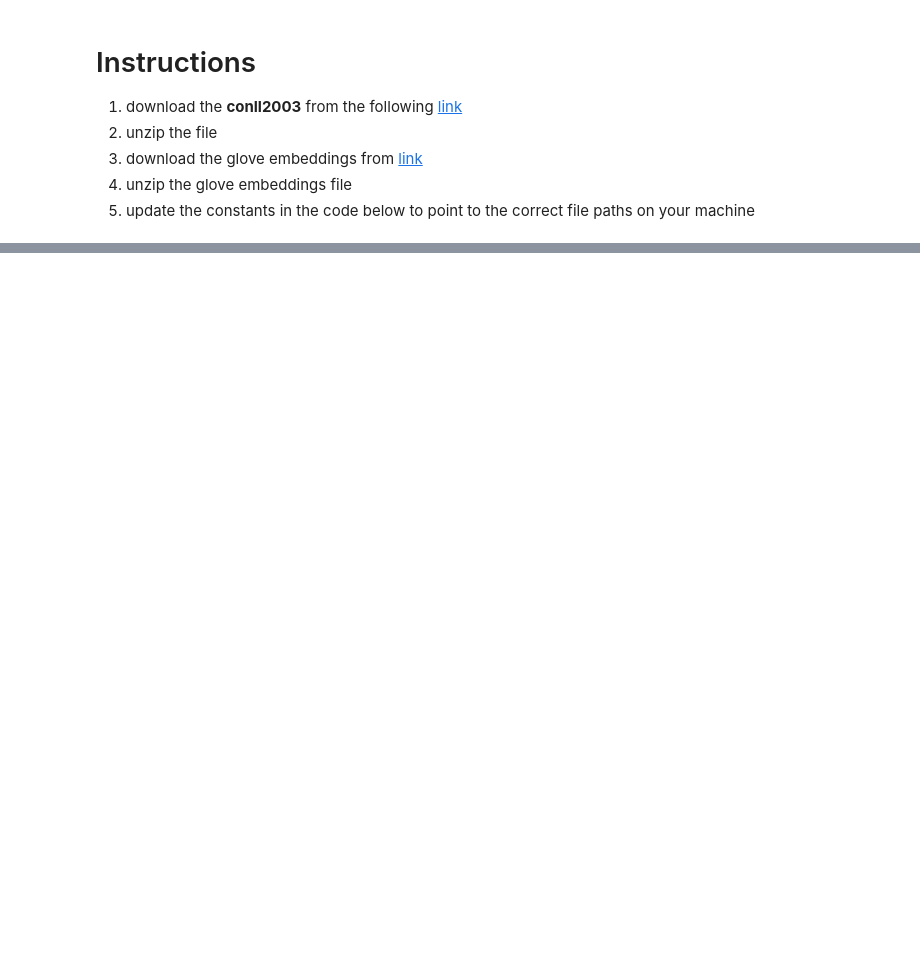
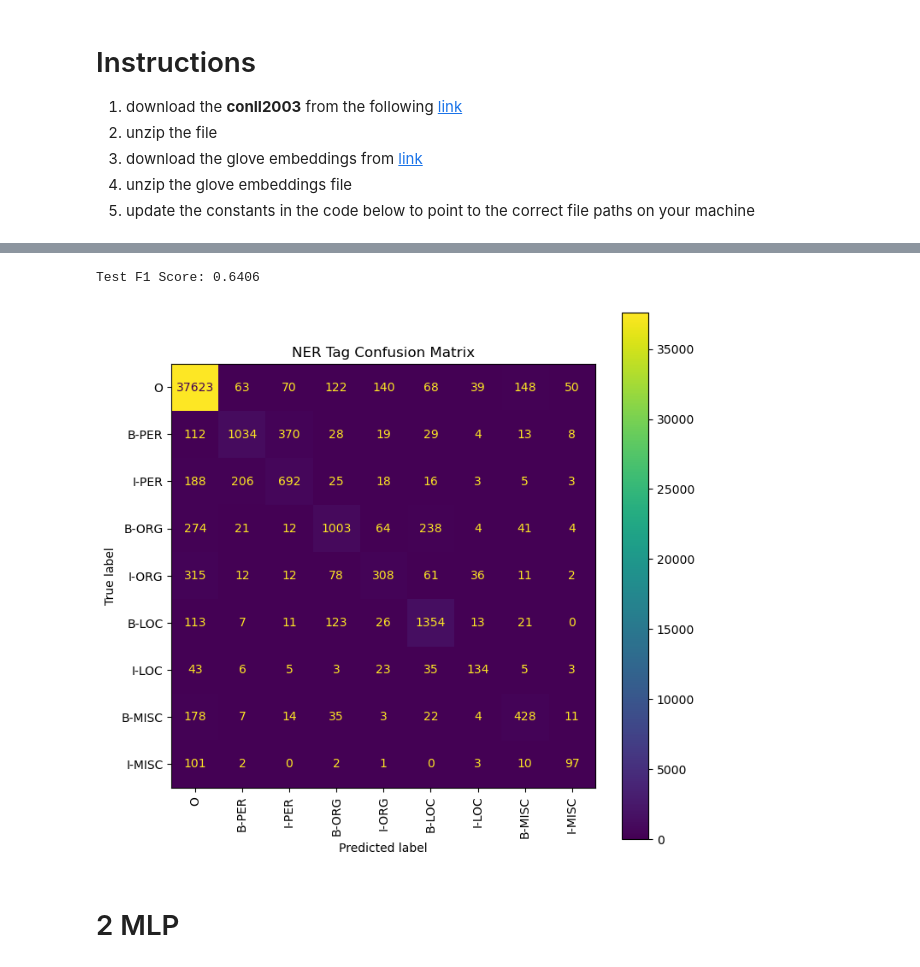
Before and after one commit to MarkusStefan/DLNLP25W, a Jupyter notebook: notebooks/hw1_NER_GloVe.ipynb, the cells around one changed output, grey strips where cells are left out. Cells and saved outputs as stored; diff of their text form; code cells hidden in the pictures; blank space fills up the shorter version.

```diff
--- a/notebooks/hw1_NER_GloVe.ipynb
+++ b/notebooks/hw1_NER_GloVe.ipynb
@@ -362,0 +560,42 @@ for epoch in range(num_epochs):
+# %%
+# visualize the conf matrix
+best_model = LinearNER(embedding_matrix, num_tags)
+best_model.load_state_dict(best_model_params)
+
+f1_scorer = F1Score(task='multiclass', num_classes=num_tags, average='macro')
+
+
+
+preds = []
+ground_truth = []
+best_model.eval()
+with torch.no_grad():
+    total_test_loss = 0.0
+    for batch in test_dataloader:
+        input_ids = batch["input_ids"].to(device)
+        labels = batch["labels"].to(device)
+        logits = model(input_ids)
+
+        batch_preds = torch.argmax(logits, dim=-1).view(-1)
+        batch_labels = labels.view(-1)
+
+        # filter out padding tokens (label == -100)
+        mask = batch_labels != PADDING_TOKEN_VALUE
+        preds.extend(batch_preds[mask].cpu().numpy())
+        ground_truth.extend(batch_labels[mask].cpu().numpy())
+
+print(f"Test F1 Score: {f1_scorer(torch.tensor(preds), torch.tensor(ground_truth)).item():.4f}")
+
+cm = confusion_matrix(ground_truth, preds)
+disp = ConfusionMatrixDisplay(
+    confusion_matrix=cm,
+    display_labels=conll2003["train"].features["ner_tags"].feature.names
+    )
+fig, ax = plt.subplots(figsize=(8,8))
+disp.plot(ax=ax, xticks_rotation='vertical')
+plt.title("NER Tag Confusion Matrix"); plt.show()
+# %% [output]
+Test F1 Score: 0.6406
+[figure, added]
+# %% [markdown]
+# 2 MLP
```
Also changed, not shown: parts of 16 cells of this notebook.
